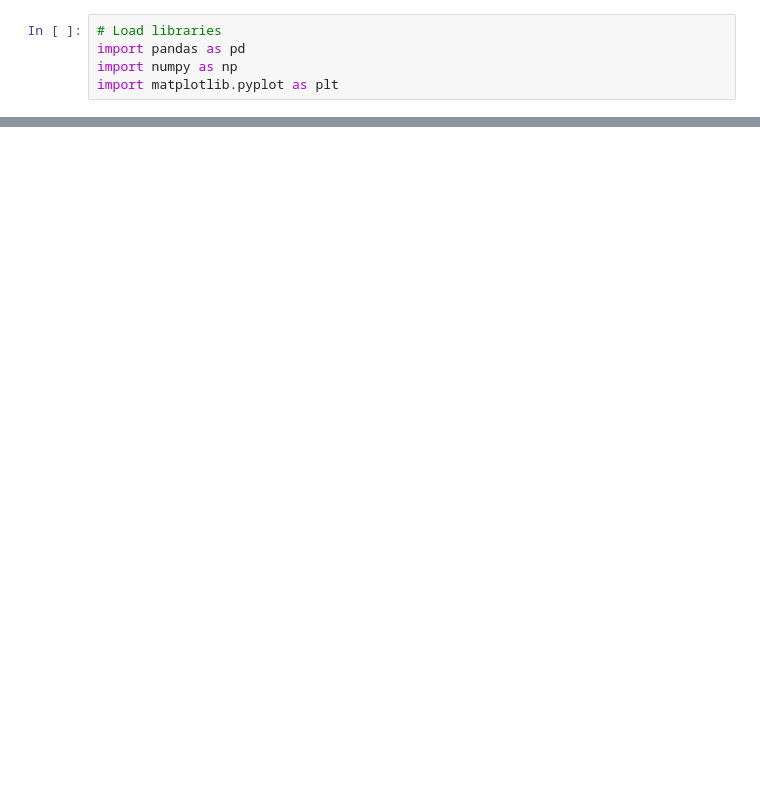
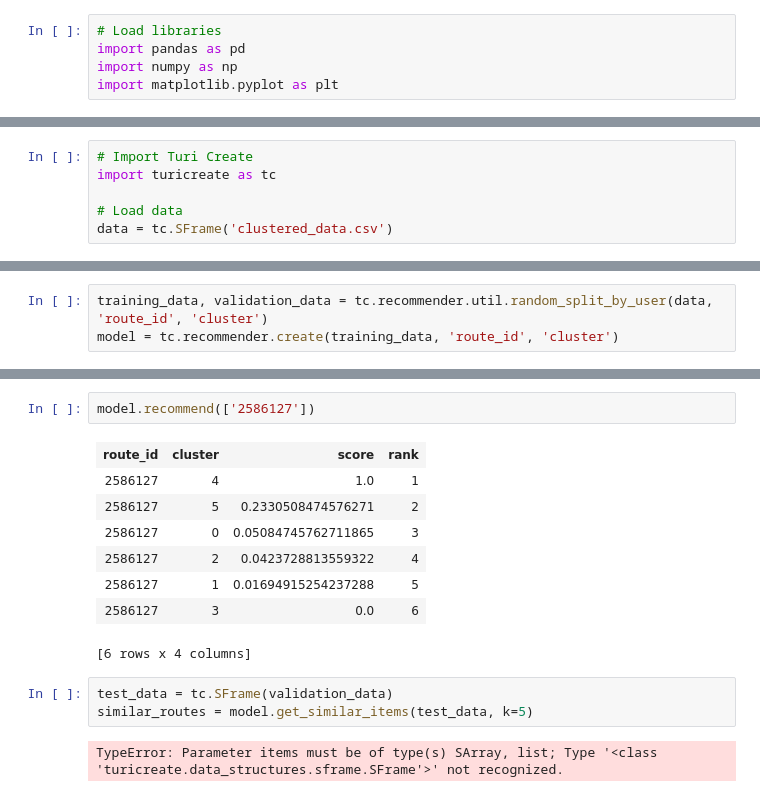
Before and after one commit to TechLabs-Berlin/wt21-way-to-go, a Jupyter notebook: machine_learning/Recommendation_merve.ipynb, the cells around one changed output, grey strips where cells are left out. Saved outputs shown, nothing was run; the diff lists cells and outputs as text; blank space fills up the shorter version.

```diff
--- a/machine_learning/Recommendation_merve.ipynb
+++ b/machine_learning/Recommendation_merve.ipynb
@@ -27,0 +72,6 @@ df
+# %%
+# Import Turi Create
+import turicreate as tc
+
+# Load data
+data = tc.SFrame('clustered_data.csv')
@@ -27,0 +90,3 @@ df
+# %%
+training_data, validation_data = tc.recommender.util.random_split_by_user(data, 'route_id', 'cluster')
+model = tc.recommender.create(training_data, 'route_id', 'cluster')
@@ -27,0 +107,16 @@ df
+# %%
+model.recommend(['2586127'])
+# %% [output]
+| route_id | cluster | score | rank |
+| 2586127 | 4 | 1.0 | 1 |
+| 2586127 | 5 | 0.2330508474576271 | 2 |
+| 2586127 | 0 | 0.05084745762711865 | 3 |
+| 2586127 | 2 | 0.0423728813559322 | 4 |
+| 2586127 | 1 | 0.01694915254237288 | 5 |
+| 2586127 | 3 | 0.0 | 6 |
+[6 rows x 4 columns]
+# %%
+test_data = tc.SFrame(validation_data)
+similar_routes = model.get_similar_items(test_data, k=5)
+# %% [output]
+TypeError: Parameter items must be of type(s) SArray, list; Type '<class 'turicreate.data_structures.sframe.SFrame'>' not recognized.
```
Also changed, not shown: parts of 9 cells of this notebook, 1 other file.
